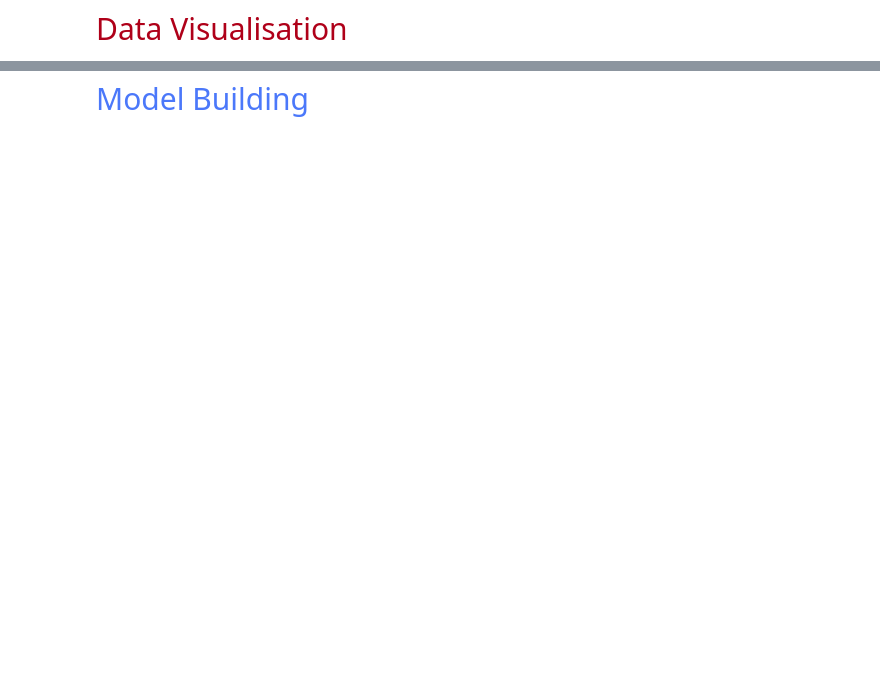
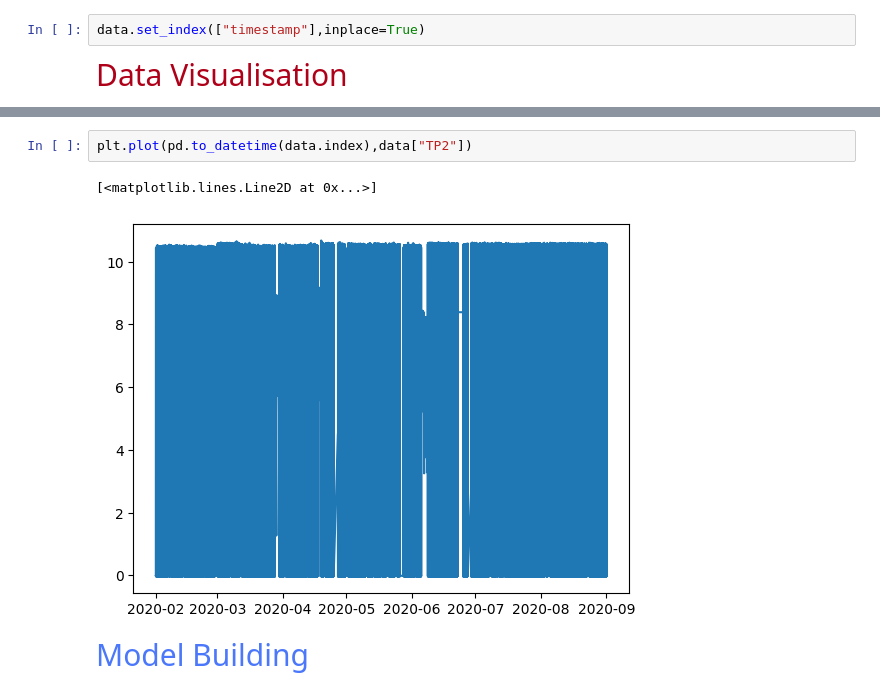
Before and after one commit to ravindra-pandey/machine_learning_projects, a Jupyter notebook: metro_sensors/main.ipynb, the cells around one changed output, grey strips where cells are left out. Drawn from its saved outputs; the diff is of its cells as text; blank space fills up the shorter version.

```diff
--- a/metro_sensors/main.ipynb
+++ b/metro_sensors/main.ipynb
@@ -97,5 +102,7 @@ sns.heatmap(data.corr(numeric_only=True))
 [figure]
 # %% [markdown]
 <p style="color:rgb(0,250,250); font-size:30px; font-family:monospace; font-weight:1000;">Data preprocessing</p>
+# %%
+data.set_index(["timestamp"],inplace=True)
 # %% [markdown]
 <p style="color:rgb(175,0,25); font-size:30px; font-family:monospace; font-weight:1000;">Data Visualisation</p>
@@ -102,2 +116,7 @@ sns.heatmap(data.corr(numeric_only=True))
+# %%
+plt.plot(pd.to_datetime(data.index),data["TP2"])
+# %% [output]
+[<matplotlib.lines.Line2D at 0x...>]
+[figure, added]
 # %% [markdown]
 <p style="color:rgb(75,120,250); font-size:30px; font-family:monospace; font-weight:1000;">Model Building</p>
```
Also changed, not shown: parts of 6 cells of this notebook, 1 other file.
